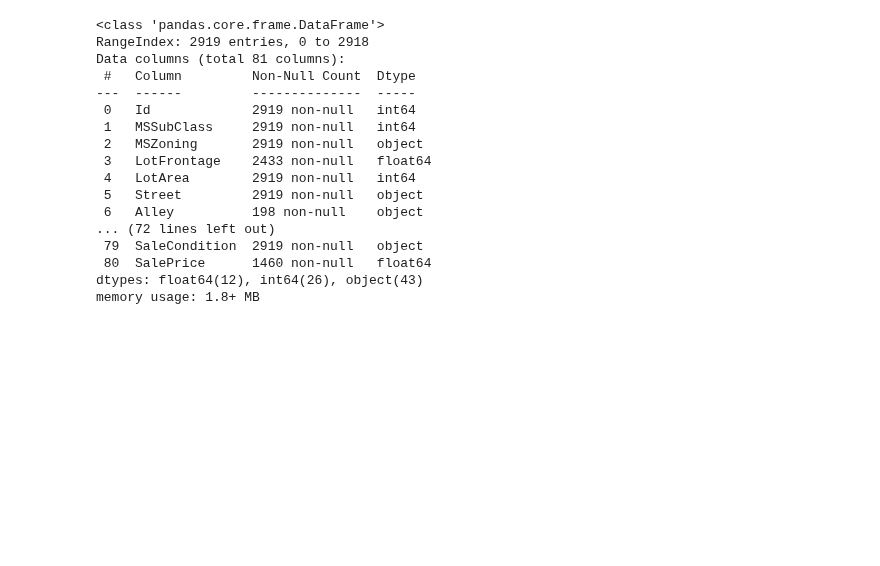
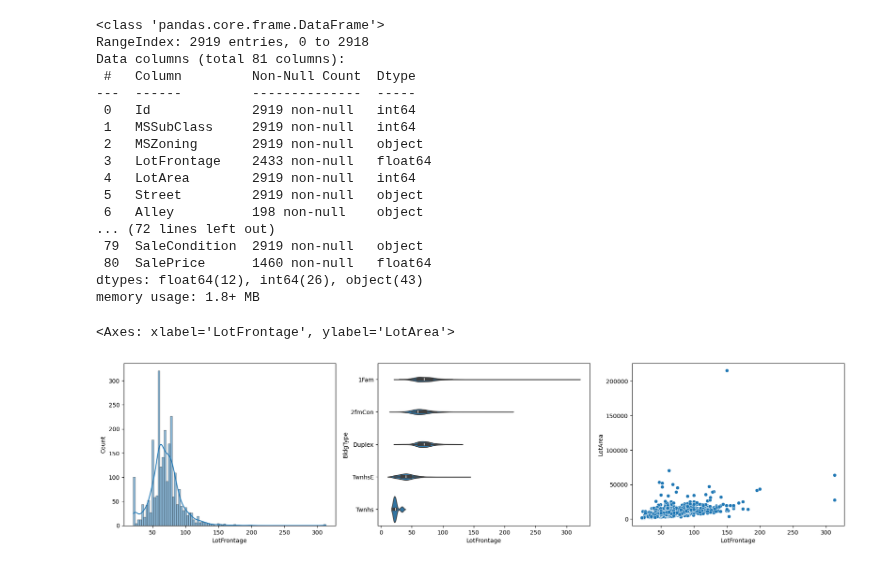
Before and after one commit to LoneCoder21/Kaggle-Notebooks, a Jupyter notebook: Regression/House Prices/property_prices.ipynb, the cells around one changed output. Cells and saved outputs as stored; diff of their text form; code cells hidden in the pictures; blank space fills up the shorter version.

```diff
--- a/Regression/House Prices/property_prices.ipynb
+++ b/Regression/House Prices/property_prices.ipynb
@@ -196,3 +196,12 @@ Data columns (total 81 columns):
  80  SalePrice      1460 non-null   float64
 dtypes: float64(12), int64(26), object(43)
 memory usage: 1.8+ MB
+# %%
+fig, axs = plt.subplots(ncols=3, figsize=(22,5))
+
+sns.histplot(data,x="LotFrontage",kde=True,ax=axs[0])
+sns.violinplot(data, x="LotFrontage", y="BldgType",ax=axs[1])
+sns.scatterplot(data, x="LotFrontage", y="LotArea",ax=axs[2])
+# %% [output]
+<Axes: xlabel='LotFrontage', ylabel='LotArea'>
+[figure, added]
```
Also changed, not shown: parts of 2 cells of this notebook.
